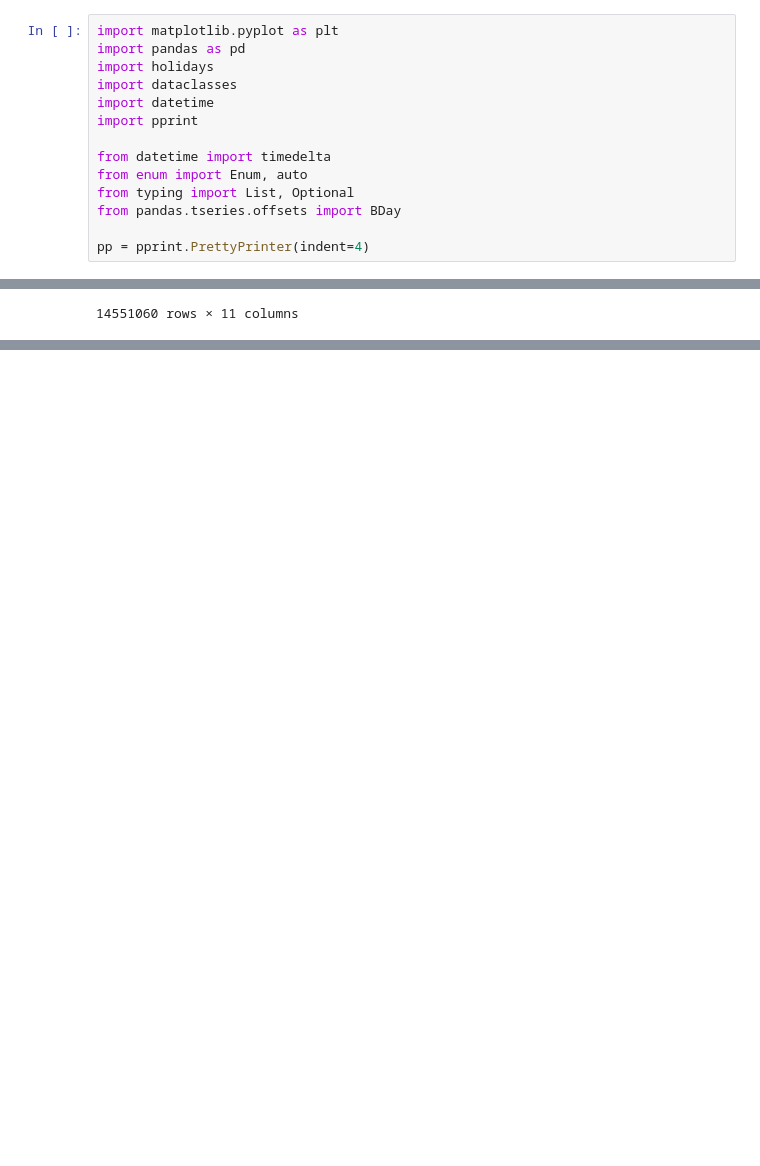
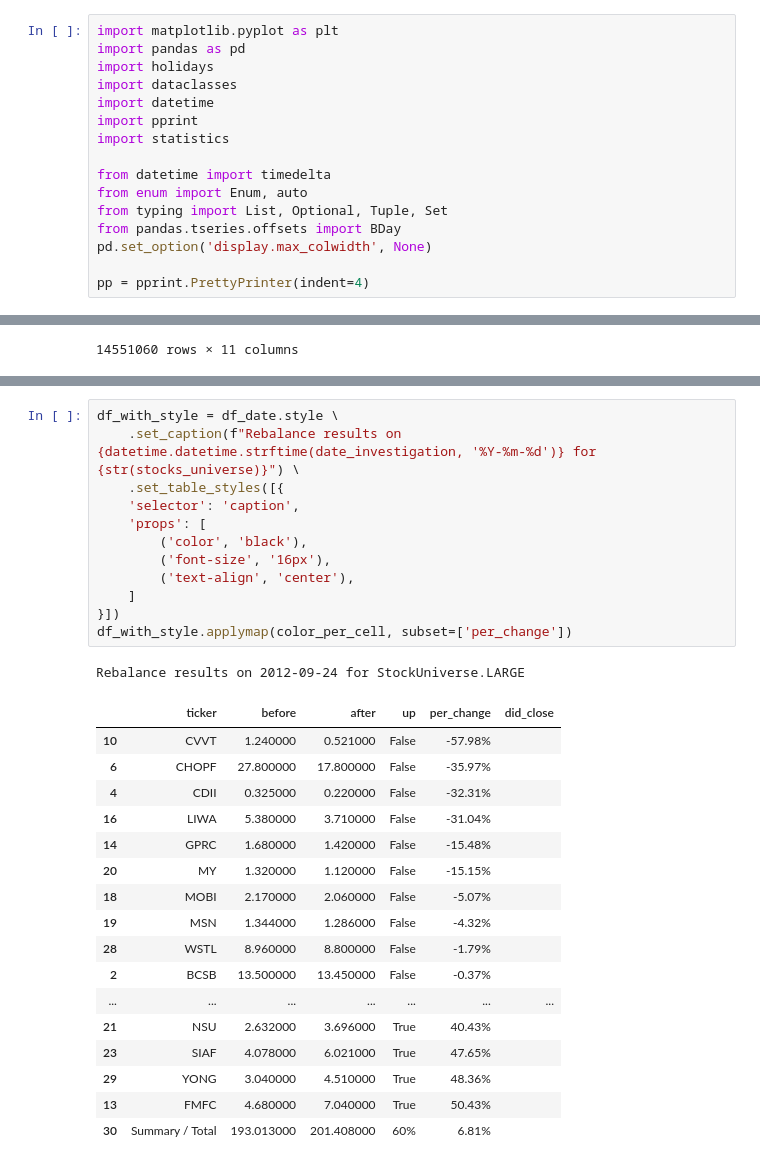
Before and after one commit to Olshansk/tip, a Jupyter notebook: Backtest.ipynb, the cells around one changed output, grey strips where cells are left out. Cells and saved outputs as stored; diff of their text form; blank space fills up the shorter version.

```diff
--- a/Backtest.ipynb
+++ b/Backtest.ipynb
@@ -8,11 +8,13 @@ import holidays
 import dataclasses
 import datetime
 import pprint
+import statistics
 
 from datetime import timedelta
 from enum import Enum, auto
-from typing import List, Optional
+from typing import List, Optional, Tuple, Set
 from pandas.tseries.offsets import BDay
+pd.set_option('display.max_colwidth', None)
 
 pp = pprint.PrettyPrinter(indent=4)
 # %%
@@ -421,0 +549,31 @@ BackTestResult(df=            base_basket_price  base_portfolio_value  test_bask
+# %%
+df_with_style = df_date.style \
+    .set_caption(f"Rebalance results on {datetime.datetime.strftime(date_investigation, '%Y-%m-%d')} for {str(stocks_universe)}") \
+    .set_table_styles([{
+    'selector': 'caption',
+    'props': [
+        ('color', 'black'),
+        ('font-size', '16px'),
+        ('text-align', 'center'),
+    ]
+}])
+df_with_style.applymap(color_per_cell, subset=['per_change'])
+# %% [output]
+Rebalance results on 2012-09-24 for StockUniverse.LARGE
+|  | ticker | before | after | up | per_change | did_close |
+| 10 | CVVT | 1.240000 | 0.521000 | False | -57.98% |  |
+| 6 | CHOPF | 27.800000 | 17.800000 | False | -35.97% |  |
+| 4 | CDII | 0.325000 | 0.220000 | False | -32.31% |  |
+| 16 | LIWA | 5.380000 | 3.710000 | False | -31.04% |  |
+| 14 | GPRC | 1.680000 | 1.420000 | False | -15.48% |  |
+| 20 | MY | 1.320000 | 1.120000 | False | -15.15% |  |
+| 18 | MOBI | 2.170000 | 2.060000 | False | -5.07% |  |
+| 19 | MSN | 1.344000 | 1.286000 | False | -4.32% |  |
+| 28 | WSTL | 8.960000 | 8.800000 | False | -1.79% |  |
+| 2 | BCSB | 13.500000 | 13.450000 | False | -0.37% |  |
+| ... | ... | ... | ... | ... | ... | ... |
+| 21 | NSU | 2.632000 | 3.696000 | True | 40.43% |  |
+| 23 | SIAF | 4.078000 | 6.021000 | True | 47.65% |  |
+| 29 | YONG | 3.040000 | 4.510000 | True | 48.36% |  |
+| 13 | FMFC | 4.680000 | 7.040000 | True | 50.43% |  |
+| 30 | Summary / Total | 193.013000 | 201.408000 | 60% | 6.81% |  |
```
Also changed, not shown: parts of 20 cells of this notebook, 2 other files.
